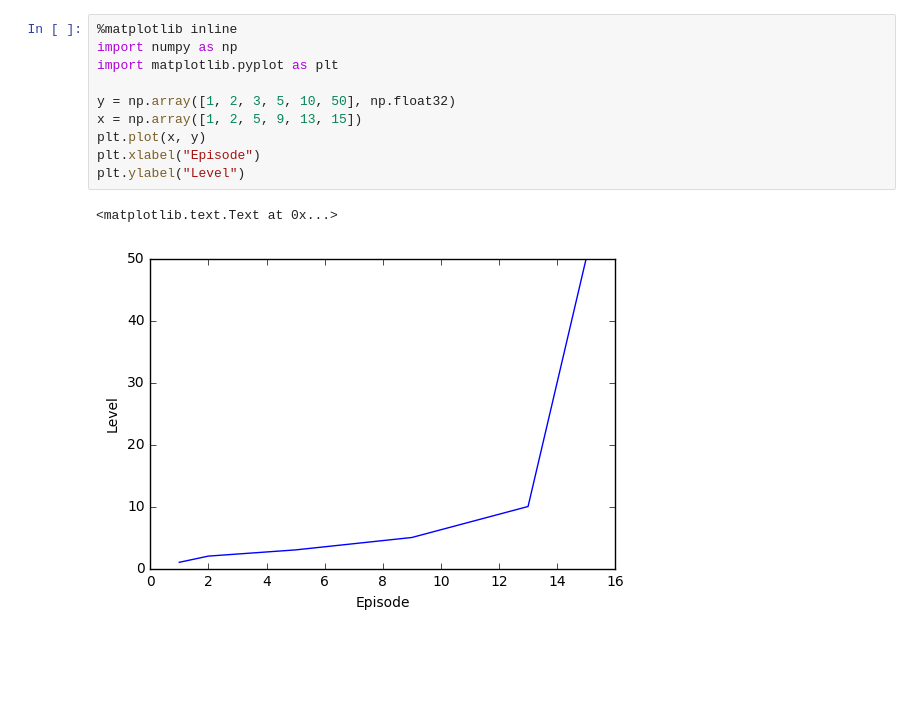
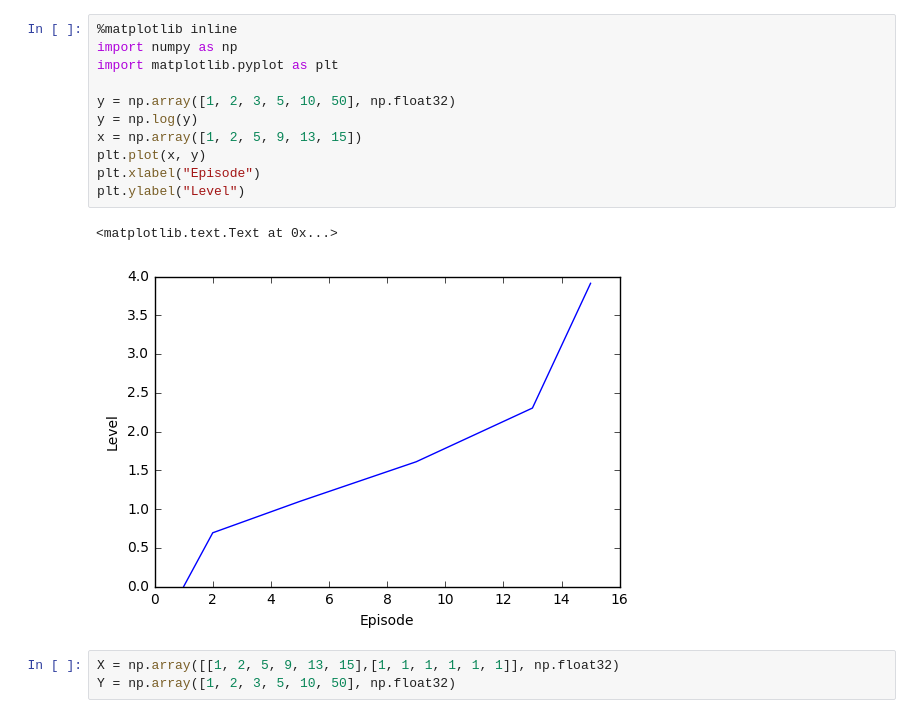
Before and after one commit to sonsongithub/tryJupyter, a Jupyter notebook: rider.ipynb, the cells around one changed output. Cells and saved outputs as stored; diff of their text form; blank space fills up the shorter version.

```diff
--- a/rider.ipynb
+++ b/rider.ipynb
@@ -1,13 +1,17 @@
 # %%
 %matplotlib inline
 import numpy as np
 import matplotlib.pyplot as plt
 
 y = np.array([1, 2, 3, 5, 10, 50], np.float32)
+y = np.log(y)
 x = np.array([1, 2, 5, 9, 13, 15])
 plt.plot(x, y)
 plt.xlabel("Episode")
 plt.ylabel("Level")
 # %% [output]
 <matplotlib.text.Text at 0x...>
-[figure, old version]
+[figure, new version]
+# %%
+X = np.array([[1, 2, 5, 9, 13, 15],[1, 1, 1, 1, 1, 1]], np.float32)
+Y = np.array([1, 2, 3, 5, 10, 50], np.float32)
```
Also changed, not shown: parts of 4 cells of this notebook.
